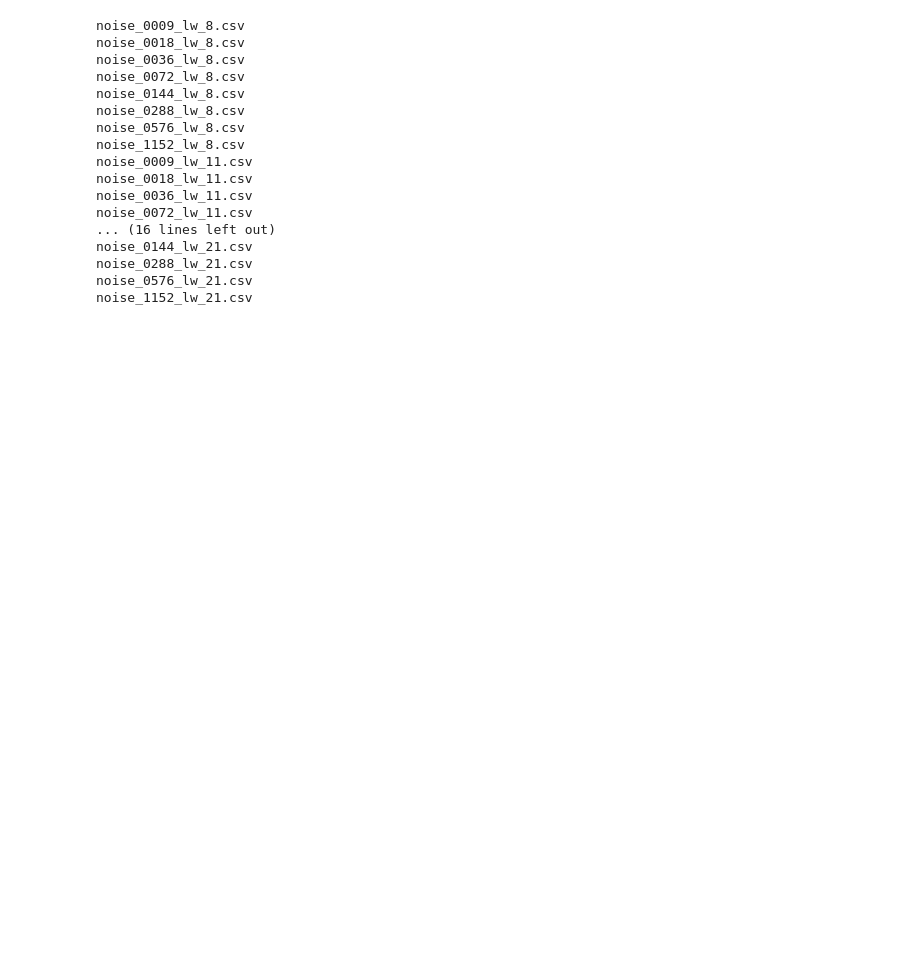
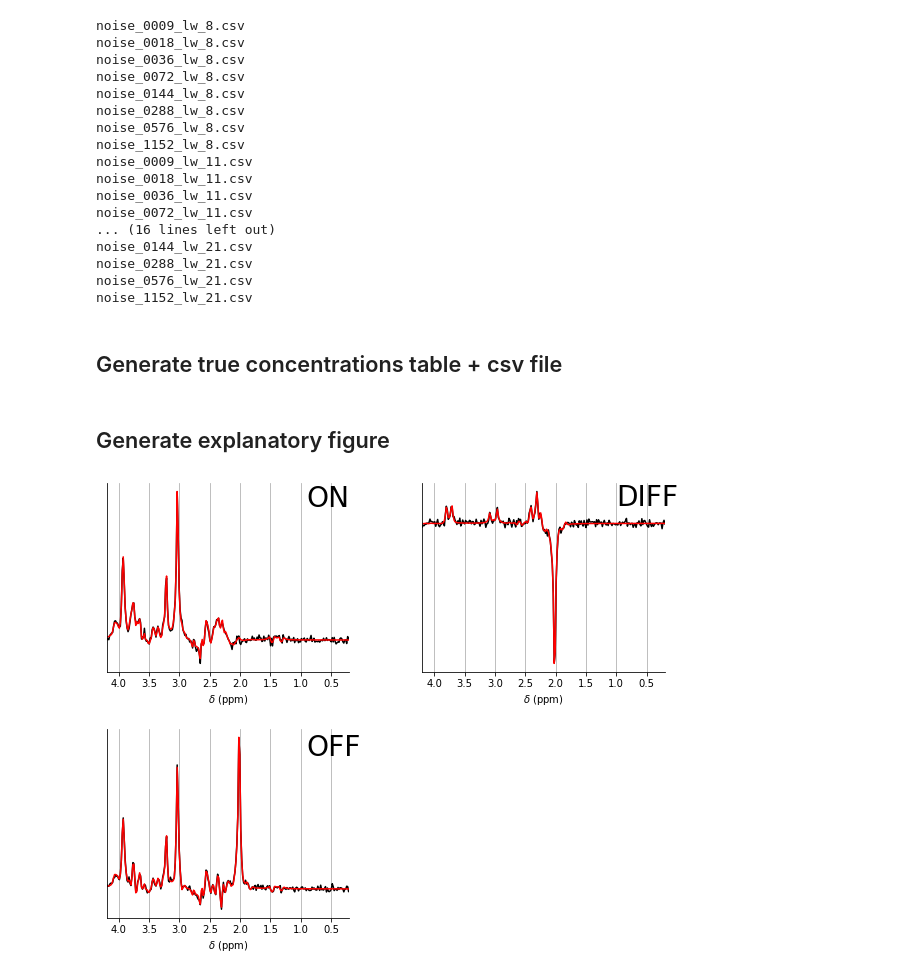
Before and after one commit to wtclarke/fsl-mrs-dynamic-fitting, a Jupyter notebook: editing/editing_mc_sim_prototype.ipynb, the cells around one changed output. Drawn from its saved outputs; the diff is of its cells as text; code cells hidden in the pictures; blank space fills up the shorter version.

```diff
--- a/editing/editing_mc_sim_prototype.ipynb
+++ b/editing/editing_mc_sim_prototype.ipynb
@@ -244,6 +240,8 @@ noise_0144_lw_21.csv
 noise_0288_lw_21.csv
 noise_0576_lw_21.csv
 noise_1152_lw_21.csv
+# %% [markdown]
+## Generate true concentrations table + csv file
 # %%
 concs = synthesize(basis_off, noise, (7.94465021, 0), {'GABA': 3.5})[1]
 
@@ -253,3 +251,39 @@ concs['Glx'] = concs['Glu'] + concs['Gln']
 concs['Glx+GSH'] = concs['Glu'] + concs['Gln'] + concs['GSH']
 concs['NAA+NAAG'] = concs['NAA'] + concs['NAAG']
 concs.to_csv('simulation_concs.csv')
+# %% [markdown]
+## Generate explanatory figure
+# %%
+# Generate some results
+_, plot_res = run_iteration((7.95,0), 144)
+# %%
+fig, axes = plt.subplots(2,2,figsize=(10, 8),)
+
+def plot_spec_and_fit(ax, mrs,res):
+    ax.plot(mrs.getAxes(),mrs.get_spec().real,'k')
+    if res is not None:
+        ax.plot(mrs.getAxes(ppmlim=[0.2,4.2]),res.predictedSpec(mrs).real,'r')
+    ax.set_xlim([4.2,0.2])
+    ax.set_xlabel('$\delta$ (ppm)')
+    ax.set_yticks(ticks=[])
+    ax.spines['right'].set_visible(False)
+    ax.spines['top'].set_visible(False)
+
+plot_spec_and_fit(axes[0][0], plot_res['dyn']._dyn.mrs_list[1], plot_res['dyn'].reslist[1])
+plot_spec_and_fit(axes[1][0], plot_res['dyn']._dyn.mrs_list[0], plot_res['dyn'].reslist[0])
+plot_spec_and_fit(axes[0][1], plot_res['diff'][0], plot_res['diff'][1])
+
+axes[1][0].text(0.9, 1000, 'OFF', fontsize=28)
+axes[0][0].text(0.9, 850, 'ON', fontsize=28)
+axes[0][1].text(1.0, 5, 'DIFF', fontsize=28)
+
+axes[0][0].grid()
+axes[1][0].grid()
+axes[0][1].grid()
+
+axes[1][1].axis('off')
+
+plt.subplots_adjust(hspace=0.3, wspace=0.3)
+plt.savefig('../publication/figures/fig1_editing_explain.png', dpi=400, bbox_inches='tight')
+# %% [output]
+[figure, added]
```
Also changed, not shown: parts of 1 cell of this notebook, 3 other files.
